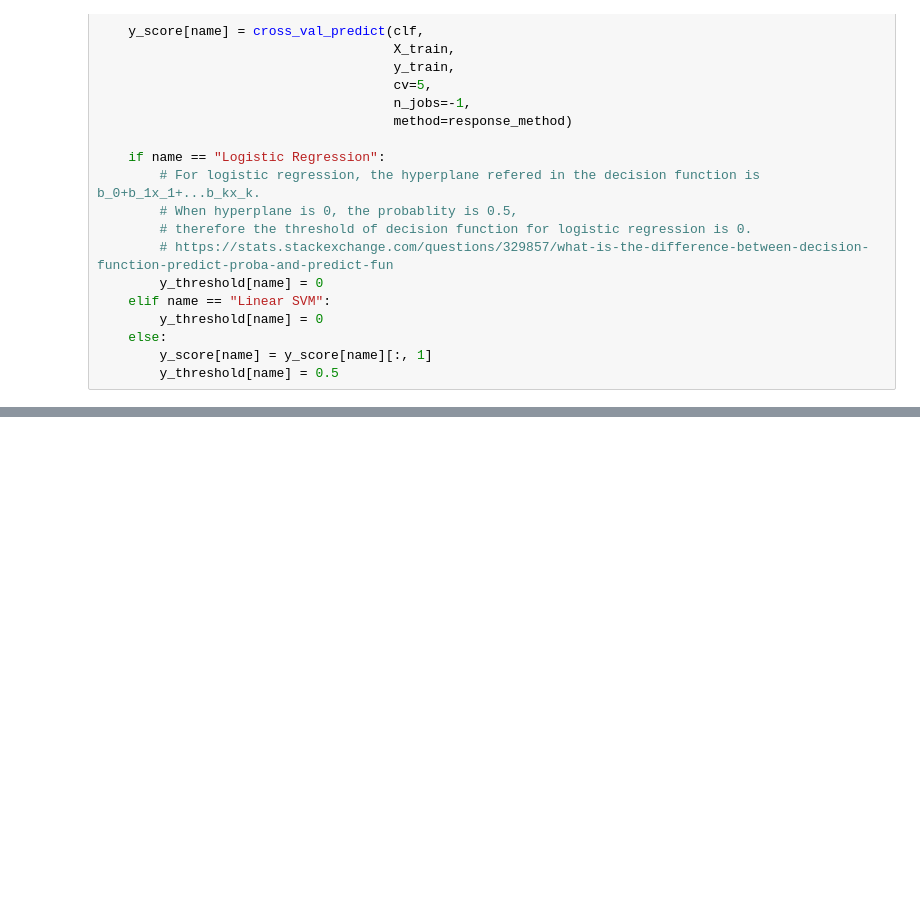
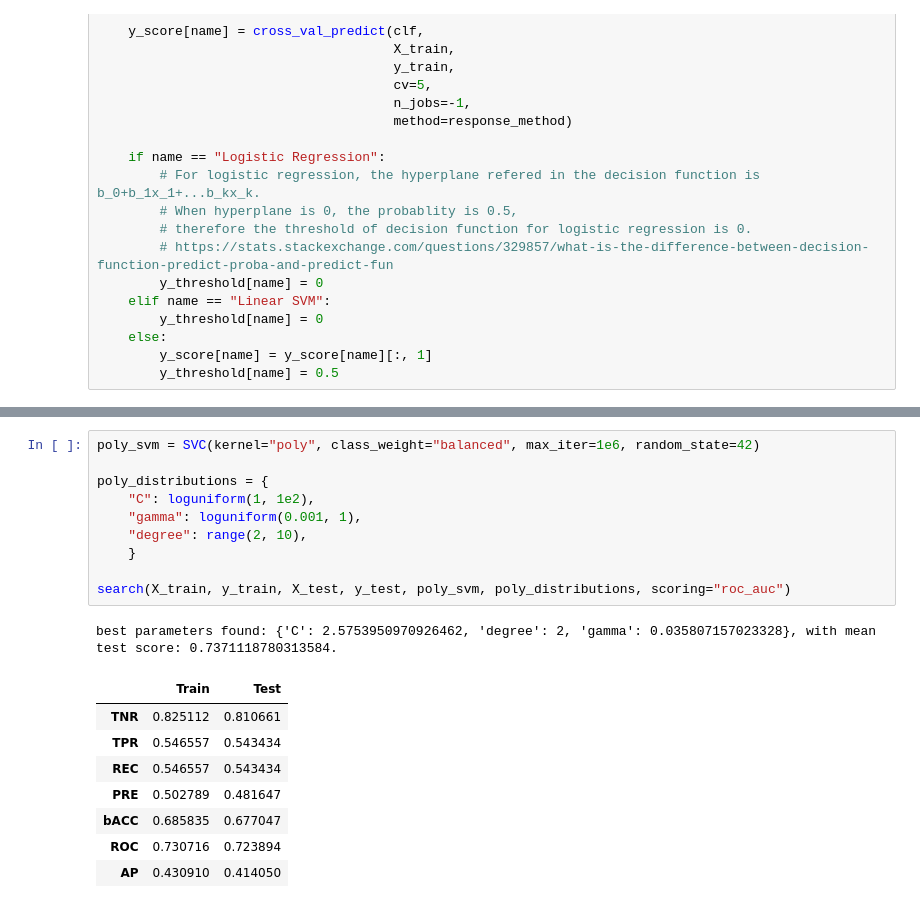
Before and after one commit to iewaij/ml-assignment, a Jupyter notebook: 2_Kernels/assignment_2_group8.ipynb, the cells around one changed output, grey strips where cells are left out. Cells and saved outputs as stored; diff of their text form; blank space fills up the shorter version.

```diff
--- a/2_Kernels/assignment_2_group8.ipynb
+++ b/2_Kernels/assignment_2_group8.ipynb
@@ -196,0 +210,20 @@ best parameters found: {'C': 52.38469716655002, 'degree': 1, 'gamma': 'scale'},
+# %%
+poly_svm = SVC(kernel="poly", class_weight="balanced", max_iter=1e6, random_state=42)
+
+poly_distributions = {
+    "C": loguniform(1, 1e2),
+    "gamma": loguniform(0.001, 1),
+    "degree": range(2, 10),
+    }
+
+search(X_train, y_train, X_test, y_test, poly_svm, poly_distributions, scoring="roc_auc")
+# %% [output]
+best parameters found: {'C': 2.5753950970926462, 'degree': 2, 'gamma': 0.035807157023328}, with mean test score: 0.7371118780313584.
+|  | Train | Test |
+| TNR | 0.825112 | 0.810661 |
+| TPR | 0.546557 | 0.543434 |
+| REC | 0.546557 | 0.543434 |
+| PRE | 0.502789 | 0.481647 |
+| bACC | 0.685835 | 0.677047 |
+| ROC | 0.730716 | 0.723894 |
+| AP | 0.430910 | 0.414050 |
```
Also changed, not shown: parts of 16 cells of this notebook, 1 other file.
